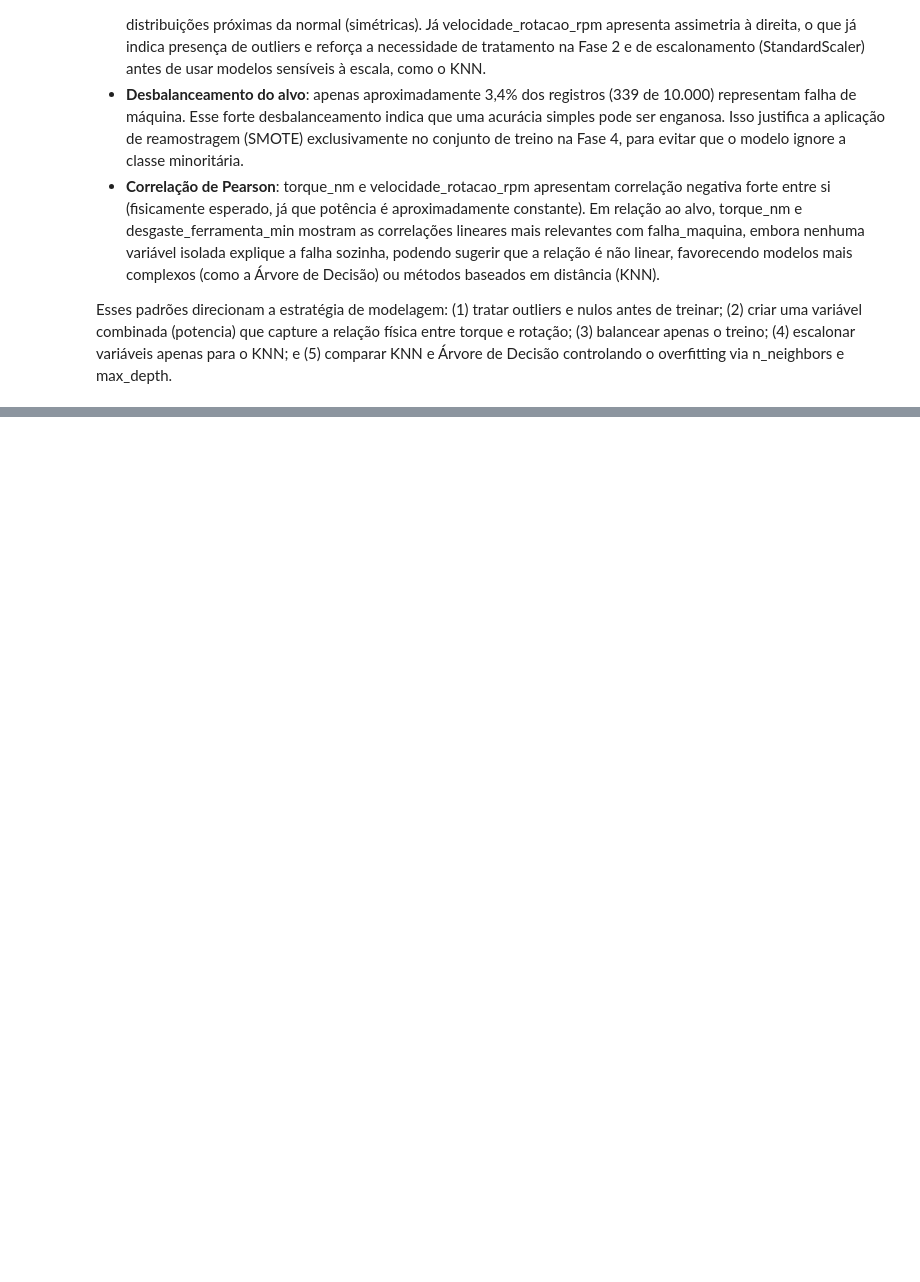
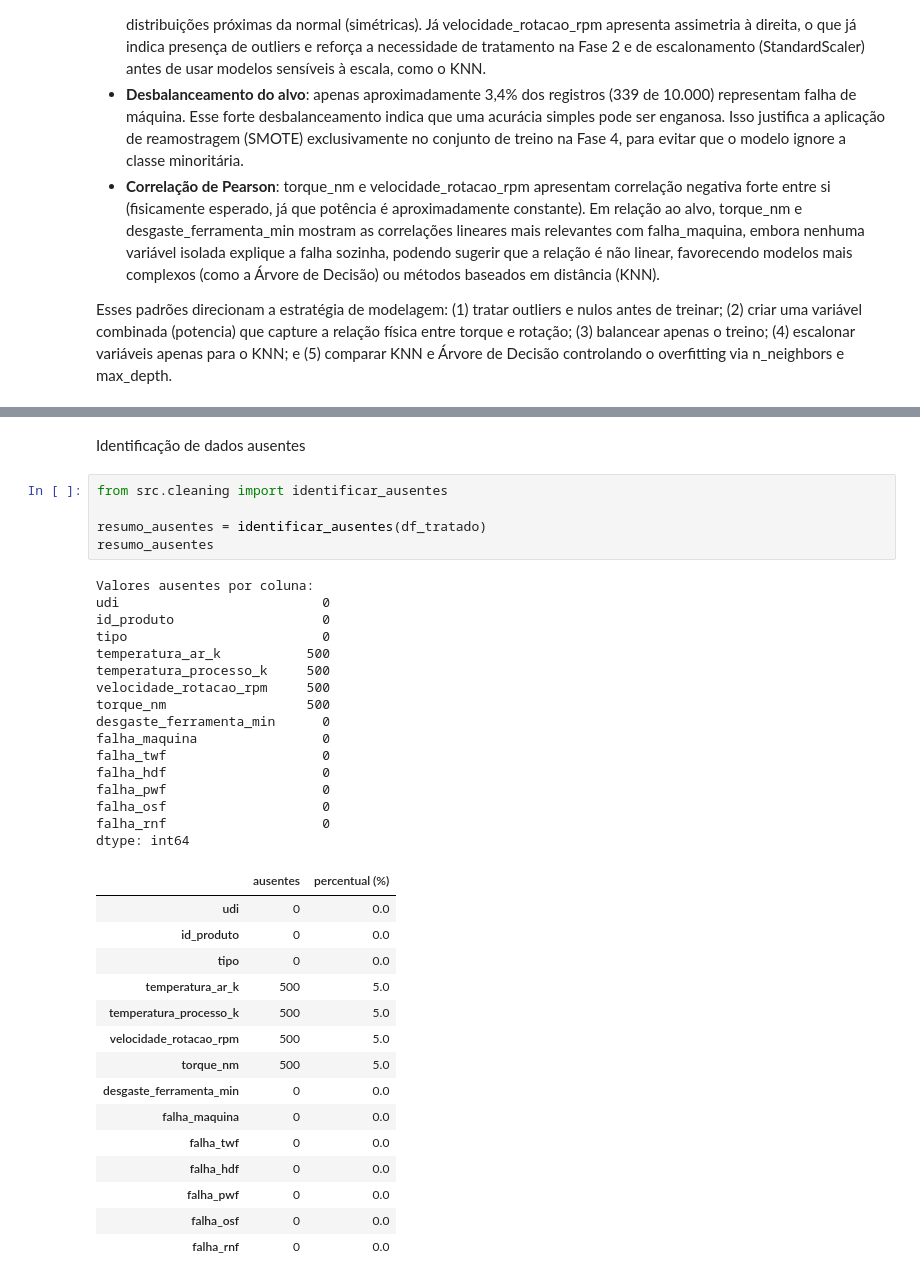
Before and after one commit to eduardaecher/pipeline-preditivo, a Jupyter notebook: notebook.ipynb, the cells around one changed output, grey strips where cells are left out. Saved outputs shown, nothing was run; the diff lists cells and outputs as text; blank space fills up the shorter version.

```diff
--- a/notebook.ipynb
+++ b/notebook.ipynb
@@ -107,0 +128,39 @@ Esses padrões direcionam a estratégia de modelagem: (1) tratar outliers e nulo
+# %% [markdown]
+Identificação de dados ausentes
+# %%
+from src.cleaning import identificar_ausentes
+
+resumo_ausentes = identificar_ausentes(df_tratado)
+resumo_ausentes
+# %% [output]
+Valores ausentes por coluna:
+udi                          0
+id_produto                   0
+tipo                         0
+temperatura_ar_k           500
+temperatura_processo_k     500
+velocidade_rotacao_rpm     500
+torque_nm                  500
+desgaste_ferramenta_min      0
+falha_maquina                0
+falha_twf                    0
+falha_hdf                    0
+falha_pwf                    0
+falha_osf                    0
+falha_rnf                    0
+dtype: int64
+|  | ausentes | percentual (%) |
+| udi | 0 | 0.0 |
+| id_produto | 0 | 0.0 |
+| tipo | 0 | 0.0 |
+| temperatura_ar_k | 500 | 5.0 |
+| temperatura_processo_k | 500 | 5.0 |
+| velocidade_rotacao_rpm | 500 | 5.0 |
+| torque_nm | 500 | 5.0 |
+| desgaste_ferramenta_min | 0 | 0.0 |
+| falha_maquina | 0 | 0.0 |
+| falha_twf | 0 | 0.0 |
+| falha_hdf | 0 | 0.0 |
+| falha_pwf | 0 | 0.0 |
+| falha_osf | 0 | 0.0 |
+| falha_rnf | 0 | 0.0 |
```
Also changed, not shown: parts of 12 cells of this notebook, 3 other files.
